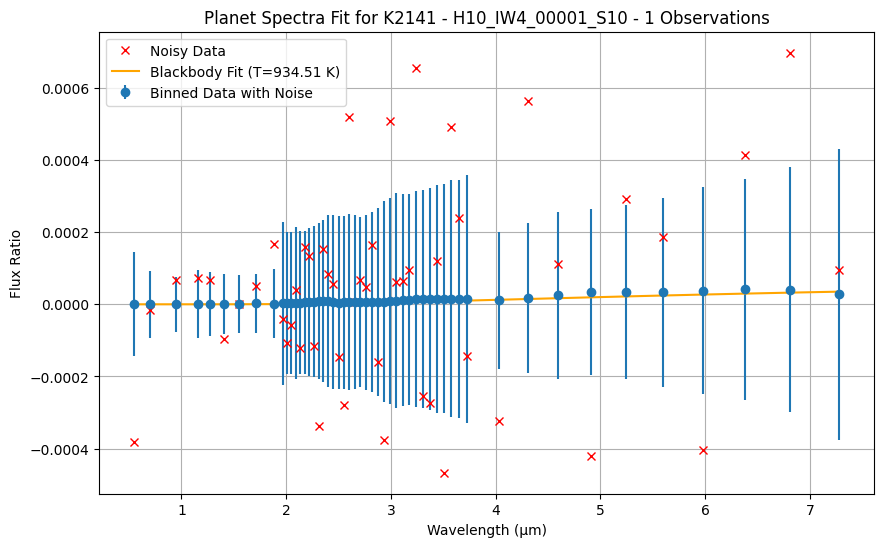
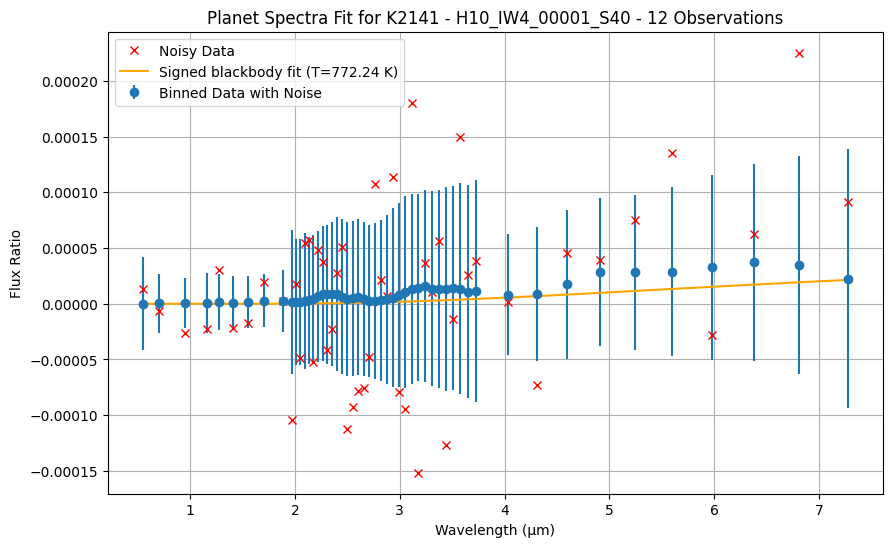
Unified diff of the notebook cell whose output changed from the first chart to the second:
--- before
+++ after
@@ -4,5 +4,5 @@
 plt.plot(wl,val_noise, 'x', label='Noisy Data', color='red')
 
-plt.plot(wl, planet_spectra(wl, median_temp), label=f'Blackbody Fit (T={median_temp:.2f} K)', color='orange')
+plt.plot(wl, signed_planet_spectra(wl, mean_temp), label=f'Signed blackbody fit (T={mean_temp:.2f} K)', color='orange')
 
 plt.xlabel('Wavelength (µm)')

Commit: Final blackbody script